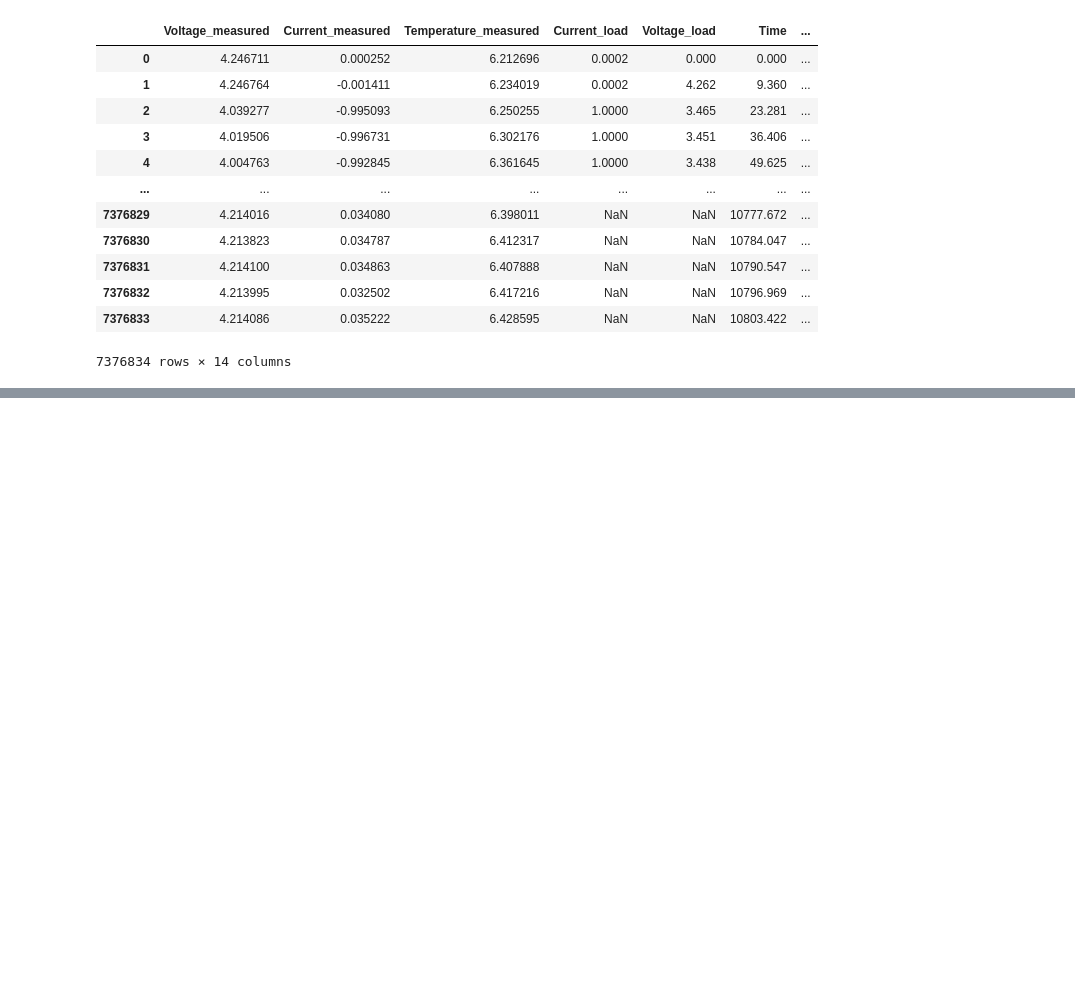
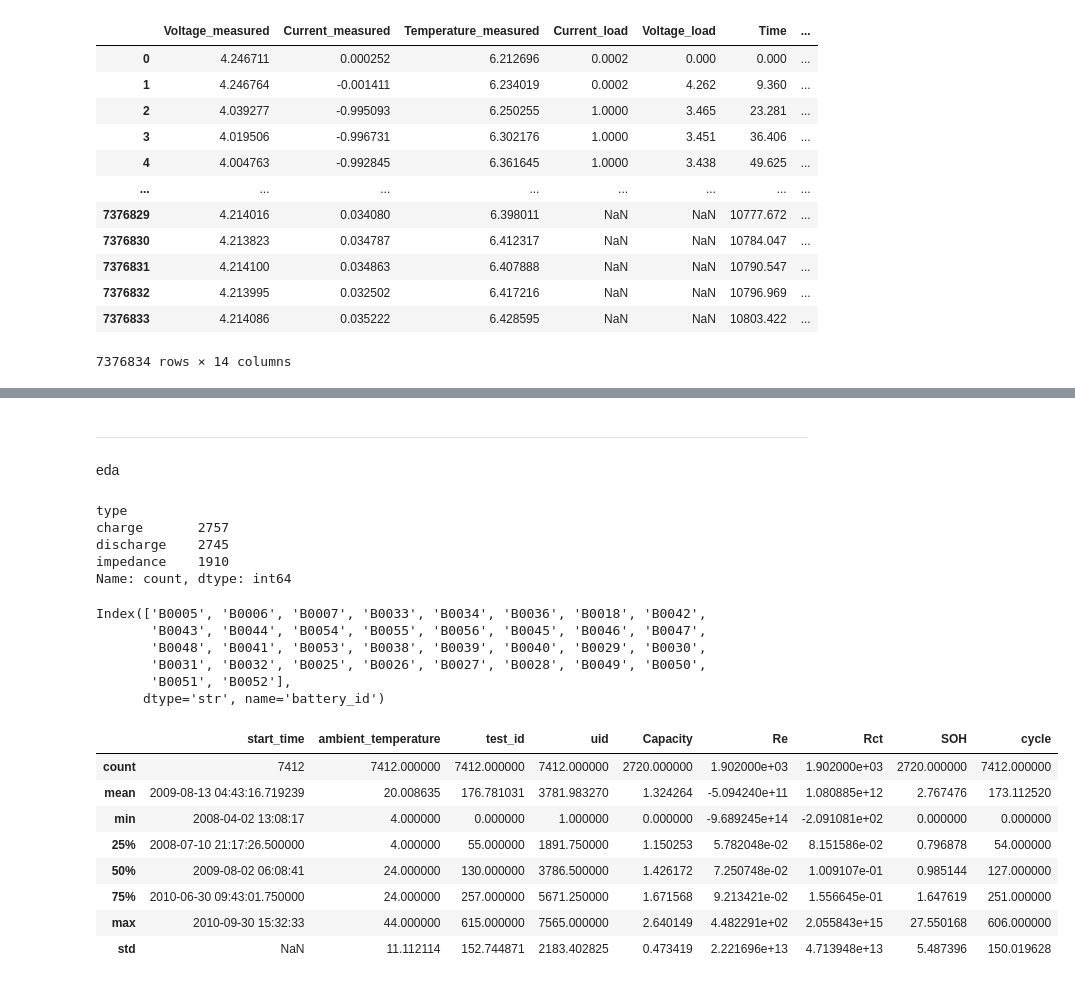
Before and after one commit to mipigirl7/project_lithium_battery_analysis_16team, a Jupyter notebook: 전처리.ipynb, the cells around one changed output, grey strips where cells are left out. Saved outputs shown, nothing was run; the diff lists cells and outputs as text; code cells hidden in the pictures; blank space fills up the shorter version.

```diff
--- a/전처리.ipynb
+++ b/전처리.ipynb
@@ -292,0 +315,35 @@ file_df
+# %% [markdown]
+------
+# %% [markdown]
+eda
+# %%
+#타입별 분포
+df['type'].value_counts()
+# %% [output]
+type
+charge       2757
+discharge    2745
+impedance    1910
+Name: count, dtype: int64
+# %%
+#베터리 종류 34개
+df['battery_id'].value_counts().index
+# %% [output]
+Index(['B0005', 'B0006', 'B0007', 'B0033', 'B0034', 'B0036', 'B0018', 'B0042',
+       'B0043', 'B0044', 'B0054', 'B0055', 'B0056', 'B0045', 'B0046', 'B0047',
+       'B0048', 'B0041', 'B0053', 'B0038', 'B0039', 'B0040', 'B0029', 'B0030',
+       'B0031', 'B0032', 'B0025', 'B0026', 'B0027', 'B0028', 'B0049', 'B0050',
+       'B0051', 'B0052'],
+      dtype='str', name='battery_id')
+# %%
+df.describe()
+# %% [output]
+|  | start_time | ambient_temperature | test_id | uid | Capacity | Re | Rct | SOH | cycle |
+| count | 7412 | 7412.000000 | 7412.000000 | 7412.000000 | 2720.000000 | 1.902000e+03 | 1.902000e+03 | 2720.000000 | 7412.000000 |
+| mean | 2009-08-13 04:43:16.719239 | 20.008635 | 176.781031 | 3781.983270 | 1.324264 | -5.094240e+11 | 1.080885e+12 | 2.767476 | 173.112520 |
+| min | 2008-04-02 13:08:17 | 4.000000 | 0.000000 | 1.000000 | 0.000000 | -9.689245e+14 | -2.091081e+02 | 0.000000 | 0.000000 |
+| 25% | 2008-07-10 21:17:26.500000 | 4.000000 | 55.000000 | 1891.750000 | 1.150253 | 5.782048e-02 | 8.151586e-02 | 0.796878 | 54.000000 |
+| 50% | 2009-08-02 06:08:41 | 24.000000 | 130.000000 | 3786.500000 | 1.426172 | 7.250748e-02 | 1.009107e-01 | 0.985144 | 127.000000 |
+| 75% | 2010-06-30 09:43:01.750000 | 24.000000 | 257.000000 | 5671.250000 | 1.671568 | 9.213421e-02 | 1.556645e-01 | 1.647619 | 251.000000 |
+| max | 2010-09-30 15:32:33 | 44.000000 | 615.000000 | 7565.000000 | 2.640149 | 4.482291e+02 | 2.055843e+15 | 27.550168 | 606.000000 |
+| std | NaN | 11.112114 | 152.744871 | 2183.402825 | 0.473419 | 2.221696e+13 | 4.713948e+13 | 5.487396 | 150.019628 |
```
Also changed, not shown: parts of 25 cells of this notebook.
